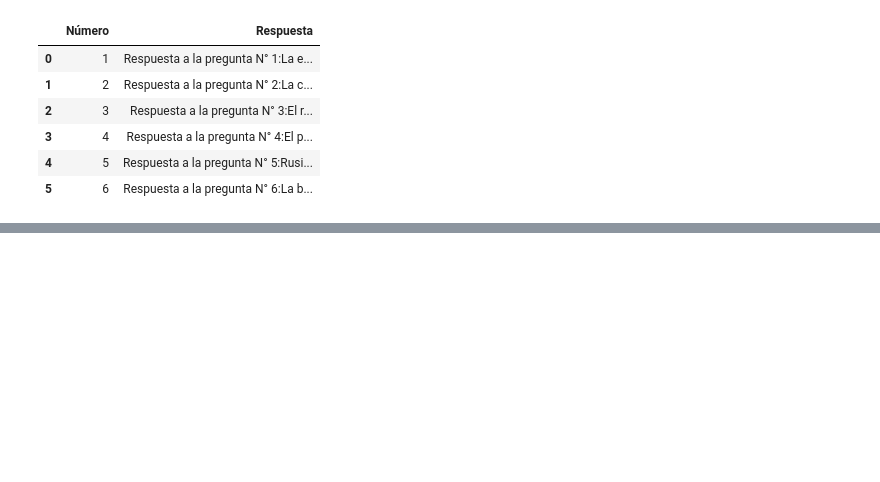
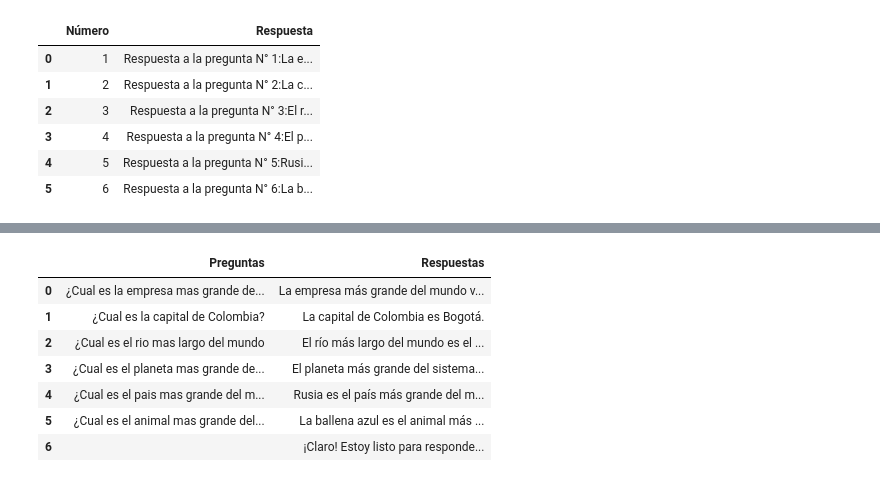
Before and after one commit to Rafael-Diaz-O/Python_pratica, a Jupyter notebook: Untitled3.ipynb, the cells around one changed output, grey strips where cells are left out. Cells and saved outputs as stored; diff of their text form; code cells hidden in the pictures; blank space fills up the shorter version.

```diff
--- a/Untitled3.ipynb
+++ b/Untitled3.ipynb
@@ -1214,0 +1229,11 @@ df
+# %%
+with open("preguntas-mejorada.txt","w",encoding = "utf-8")as preguntas_mejorada:
+  for pregunta in lista_preguntas:
+    preguntas_mejorada.write(pregunta + "\n ")
+# %%
+#Etapa 2
+
+lista_desafio = []
+with open("preguntas-mejorada.txt","r",encoding= "utf-8") as preguntas_mejorada:
+  for  linea in preguntas_mejorada:
+    lista_desafio.append(linea.strip())
@@ -1214,0 +1244,24 @@ df
+# %%
+#Etapa 3
+
+from groq import Groq
+
+client = Groq()
+#En esta etapa es importante tener grog inicializado para que no de erorres marcar el cuadro de texto donde este
+#El client lo del os y el pip
+lista_de_diccionarios_respuestas = []
+for pregunta in lista_desafio:
+  respuesta = client.chat.completions.create(#Esta linea de respuesta dependera del llm que utilicemos y para eso nos vamos a leer la documentacion del mismo
+       model = "llama-3.3-70b-versatile",
+       messages=[
+
+            {
+                "role":"user",
+                "content":f"""te voy a enviar una pregunta y necesito que me devuelvas la respuesta corta.Pregunta {pregunta}"""
+            }
+
+        ]
+            )
+
+  texto =respuesta.choices[0].message.content
+  lista_de_diccionarios_respuestas.append({"Preguntas":pregunta,"Respuestas":texto})
@@ -1214,0 +1292,5 @@ df
+# %%
+#Etapa 5
+
+#Para usar esto primeor se importa lalibreria de pandas y sele pone el alias de pd
+df = pd.DataFrame(lista_de_diccionarios_respuestas)
@@ -1214,0 +1299,11 @@ df
+# %%
+df
+# %% [output]
+|  | Preguntas | Respuestas |
+| 0 | ¿Cual es la empresa mas grande de... | La empresa más grande del mundo v... |
+| 1 | ¿Cual es la capital de Colombia? | La capital de Colombia es Bogotá. |
+| 2 | ¿Cual es el rio mas largo del mundo | El río más largo del mundo es el ... |
+| 3 | ¿Cual es el planeta mas grande de... | El planeta más grande del sistema... |
+| 4 | ¿Cual es el pais mas grande del m... | Rusia es el país más grande del m... |
+| 5 | ¿Cual es el animal mas grande del... | La ballena azul es el animal más ... |
+| 6 |  | ¡Claro! Estoy listo para responde... |
```
Also changed, not shown: parts of 11 cells of this notebook.
